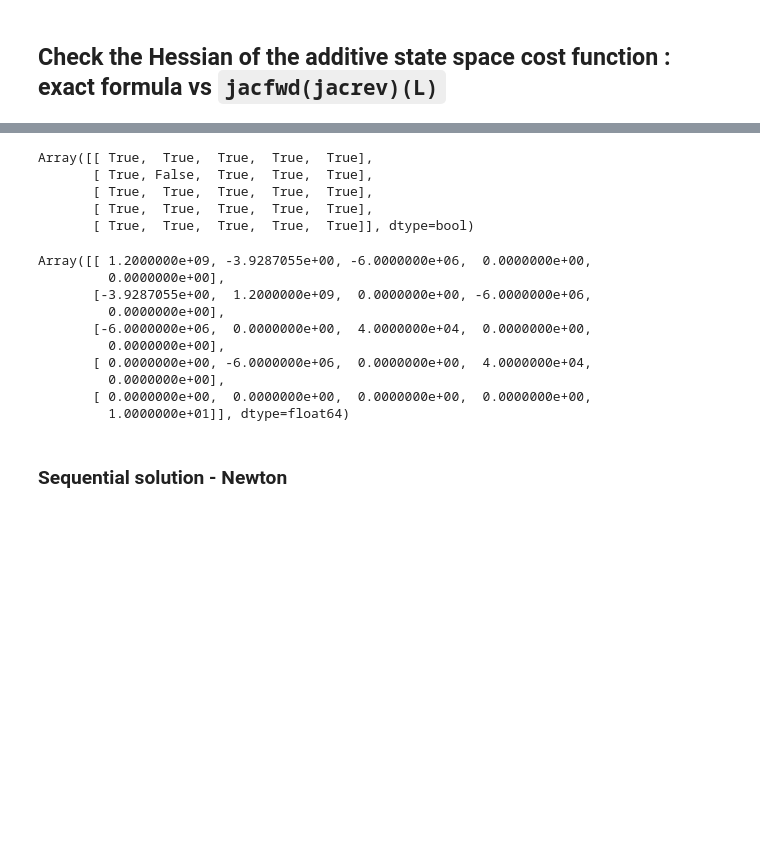
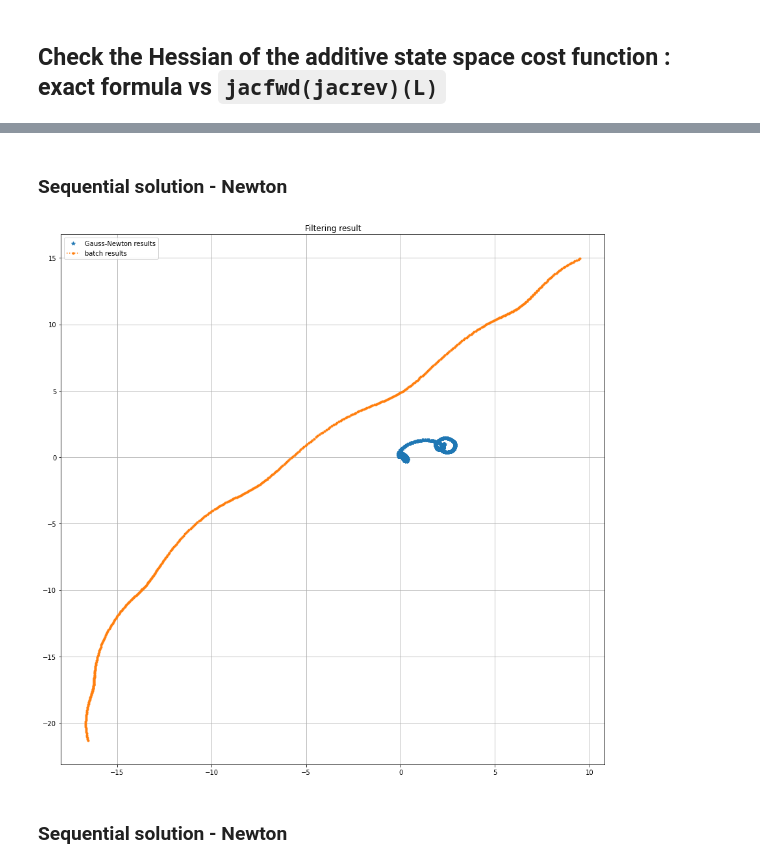
Before and after one commit to hanyas/second-order-smoothers, a Jupyter notebook: notebooks/NewtonFiltering_example2.ipynb, the cells around one changed output, grey strips where cells are left out. Cells and saved outputs as stored; diff of their text form; code cells hidden in the pictures; blank space fills up the shorter version.

```diff
--- a/notebooks/NewtonFiltering_example2.ipynb
+++ b/notebooks/NewtonFiltering_example2.ipynb
@@ -84,3 +88,6 @@ filtered_states = filtering(ys, init, transition_model, observation_model, exten
+# %%
+iterated_smoother_results = iterated_smoothing(ys, init, transition_model, observation_model, extended,
+                                      initial_states, False, criterion=lambda i, *_: i < 2)
 # %% [markdown]
 ### Batch solution
 # %%
@@ -251,22 +266,2 @@ np.testing.assert_array_almost_equal(ddL_dxN_dxN_1, Hess_test[-1,:,-2,:], decima
-# %%
-np.testing.assert_array_almost_equal(derivative_state_space_cost(x_check_), jax.grad(state_space_cost, argnums=0)(x_check_), decimal=5)
-jnp.abs(ddL_ddxN - Hess_test[-1,:,-1,:]) < 1e-6
-# %% [output]
-Array([[ True,  True,  True,  True,  True],
-       [ True, False,  True,  True,  True],
-       [ True,  True,  True,  True,  True],
-       [ True,  True,  True,  True,  True],
-       [ True,  True,  True,  True,  True]], dtype=bool)
-# %%
-Hess_test[501,:,501,:]
-# %% [output]
-Array([[ 1.2000000e+09, -3.9287055e+00, -6.0000000e+06,  0.0000000e+00,
-         0.0000000e+00],
-       [-3.9287055e+00,  1.2000000e+09,  0.0000000e+00, -6.0000000e+06,
-         0.0000000e+00],
-       [-6.0000000e+06,  0.0000000e+00,  4.0000000e+04,  0.0000000e+00,
-         0.0000000e+00],
-       [ 0.0000000e+00, -6.0000000e+06,  0.0000000e+00,  4.0000000e+04,
-         0.0000000e+00],
-       [ 0.0000000e+00,  0.0000000e+00,  0.0000000e+00,  0.0000000e+00,
-         1.0000000e+01]], dtype=float64)
+# %% [markdown]
+### Sequential solution - Newton
@@ -273,3 +274,13 @@ Array([[ 1.2000000e+09, -3.9287055e+00, -6.0000000e+06,  0.0000000e+00,
+# %%
+plt.figure(figsize=(15,15))
+# plt.plot(filtered_states_newton.mean[:,0], "--", label="Newton results" )
+plt.plot(iterated_smoother_results.mean[:,0], iterated_smoother_results.mean[:,1], "*", label = "Gauss-Newton results")
+plt.plot(x_batch[:,0], x_batch[:,1], ".:", label = "batch results")
+plt.title("Filtering result")
+plt.grid()
+plt.legend();
+# %% [output]
+[figure, added]
 # %% [markdown]
 ### Sequential solution - Newton
 # %%
```
Also changed, not shown: parts of 9 cells of this notebook.
